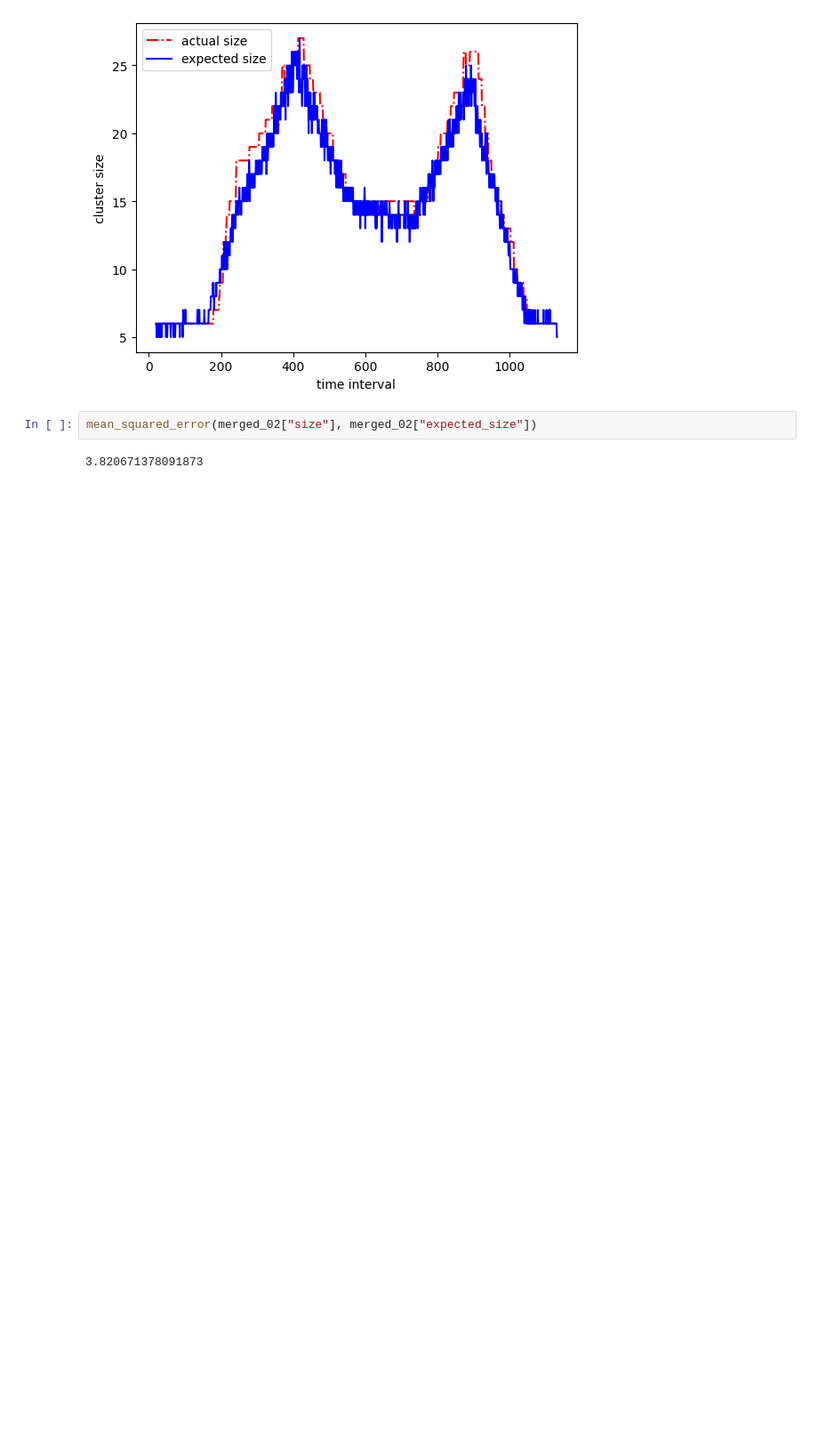
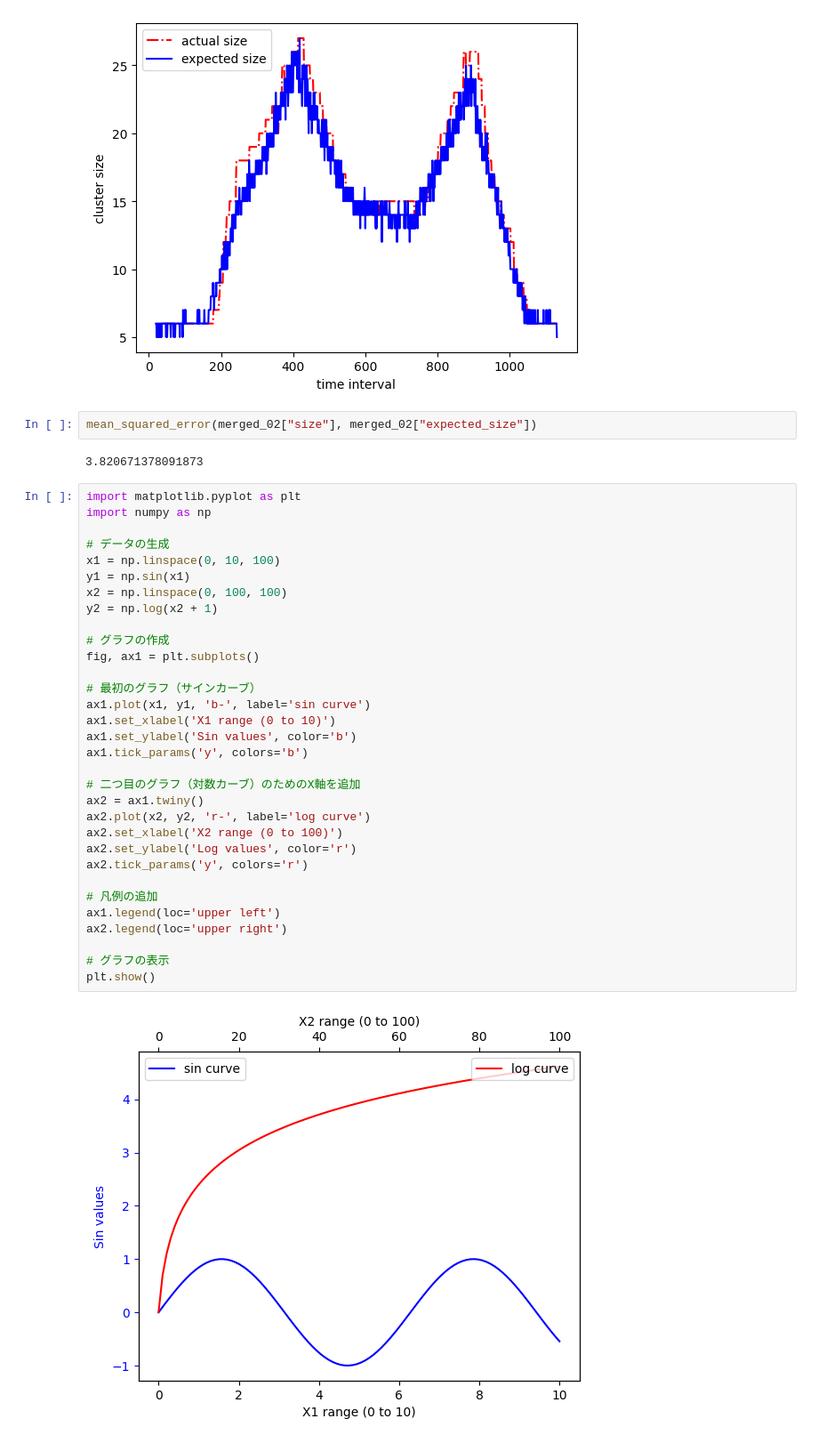
Before and after one commit to nnao45/jaist-my-jupyter, a Jupyter notebook: lab/notebook/prd/fuzzy20230405/worldcap_fuzzy_cluster_size.ipynb, the cells around one changed output. Shown: that part at 89% size. Drawn from its saved outputs; the diff is of its cells as text; blank space fills up the shorter version.

```diff
--- a/lab/notebook/prd/fuzzy20230405/worldcap_fuzzy_cluster_size.ipynb
+++ b/lab/notebook/prd/fuzzy20230405/worldcap_fuzzy_cluster_size.ipynb
@@ -231,3 +294,37 @@ plt.savefig("fuzzy_worldcap_20230505.png")
 mean_squared_error(merged_02["size"], merged_02["expected_size"])
 # %% [output]
 3.820671378091873
+# %%
+import matplotlib.pyplot as plt
+import numpy as np
+
+# データの生成
+x1 = np.linspace(0, 10, 100)
+y1 = np.sin(x1)
+x2 = np.linspace(0, 100, 100)
+y2 = np.log(x2 + 1)
+
+# グラフの作成
+fig, ax1 = plt.subplots()
+
+# 最初のグラフ（サインカーブ）
+ax1.plot(x1, y1, 'b-', label='sin curve')
+ax1.set_xlabel('X1 range (0 to 10)')
+ax1.set_ylabel('Sin values', color='b')
+ax1.tick_params('y', colors='b')
+
+# 二つ目のグラフ（対数カーブ）のためのX軸を追加
+ax2 = ax1.twiny()
+ax2.plot(x2, y2, 'r-', label='log curve')
+ax2.set_xlabel('X2 range (0 to 100)')
+ax2.set_ylabel('Log values', color='r')
+ax2.tick_params('y', colors='r')
+
+# 凡例の追加
+ax1.legend(loc='upper left')
+ax2.legend(loc='upper right')
+
+# グラフの表示
+plt.show()
+# %% [output]
+[figure, added]
```
Also changed, not shown: parts of 12 cells of this notebook, 4 other files.
